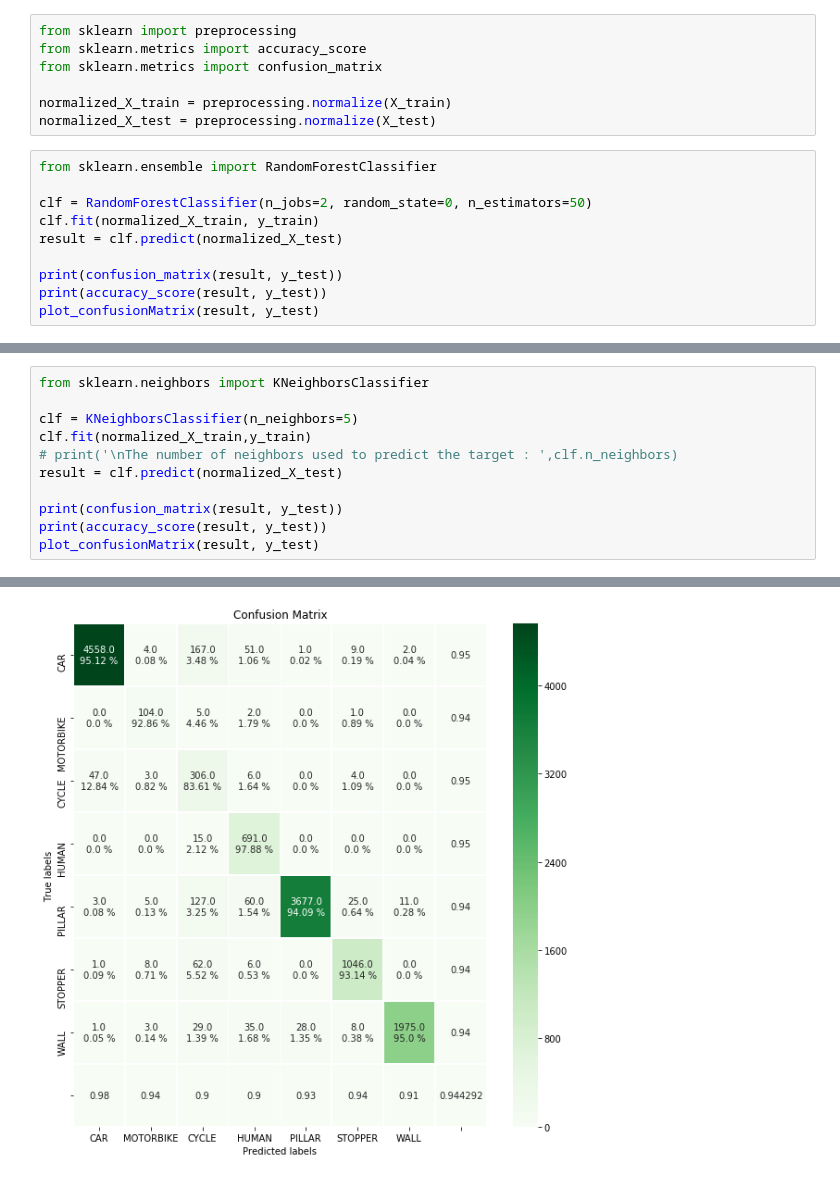
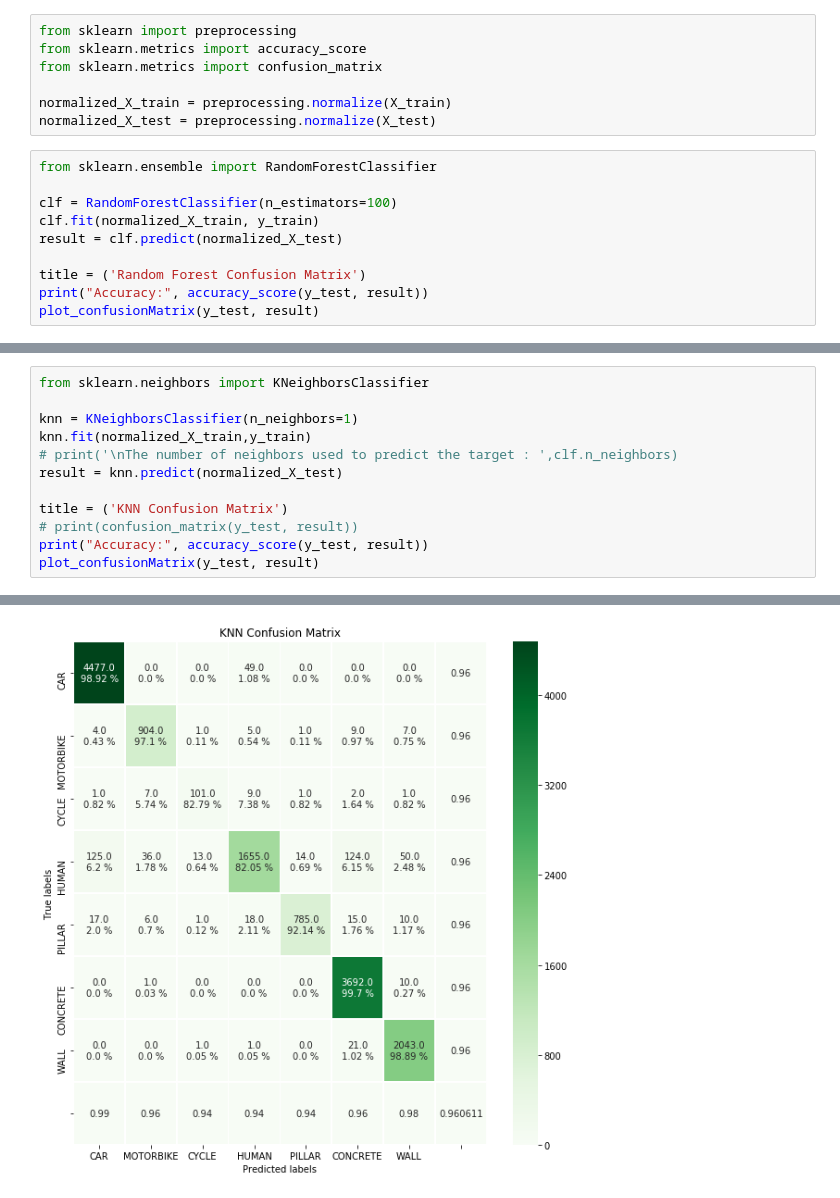
Before and after one commit to KamalByanjankar/MinimizeFeatureVectorUsingPCA, a Jupyter notebook: Implementation_of_ML.ipynb, the cells around one changed output, grey strips where cells are left out. Drawn from its saved outputs; the diff is of its cells as text.

```diff
--- a/Implementation_of_ML.ipynb
+++ b/Implementation_of_ML.ipynb
@@ -172,11 +193,11 @@ normalized_X_test = preprocessing.normalize(X_test)
 # %%
 from sklearn.ensemble import RandomForestClassifier
 
-clf = RandomForestClassifier(n_jobs=2, random_state=0, n_estimators=50)
+clf = RandomForestClassifier(n_estimators=100)
 clf.fit(normalized_X_train, y_train)
 result = clf.predict(normalized_X_test)
 
-print(confusion_matrix(result, y_test))
-print(accuracy_score(result, y_test))
-plot_confusionMatrix(result, y_test)
+title = ('Random Forest Confusion Matrix')
+print("Accuracy:", accuracy_score(y_test, result))
+plot_confusionMatrix(y_test, result)
 # %% [output]
@@ -199,12 +220,13 @@ plot_confusionMatrix(result, y_test)
 # %%
 from sklearn.neighbors import KNeighborsClassifier
 
-clf = KNeighborsClassifier(n_neighbors=5)
-clf.fit(normalized_X_train,y_train)
+knn = KNeighborsClassifier(n_neighbors=1)
+knn.fit(normalized_X_train,y_train)
 # print('\nThe number of neighbors used to predict the target : ',clf.n_neighbors)
-result = clf.predict(normalized_X_test)
+result = knn.predict(normalized_X_test)
 
-print(confusion_matrix(result, y_test))
-print(accuracy_score(result, y_test))
-plot_confusionMatrix(result, y_test)
+title = ('KNN Confusion Matrix')
+# print(confusion_matrix(y_test, result))
+print("Accuracy:", accuracy_score(y_test, result))
+plot_confusionMatrix(y_test, result)
 # %% [output]
@@ -226 +248 @@ plot_confusionMatrix(result, y_test)
-[figure, old version]
+[figure, new version]
```
Also changed, not shown: parts of 16 cells of this notebook.
